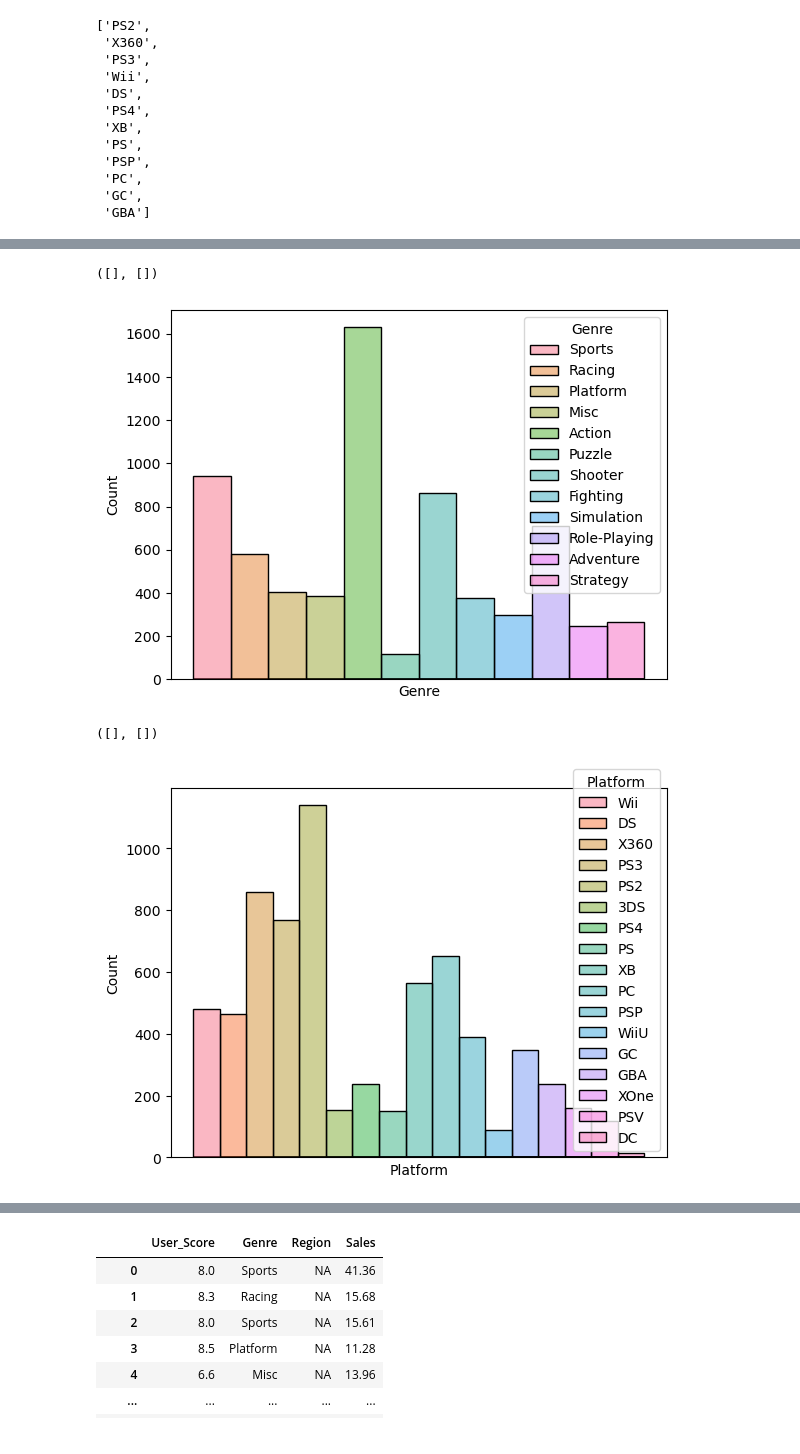
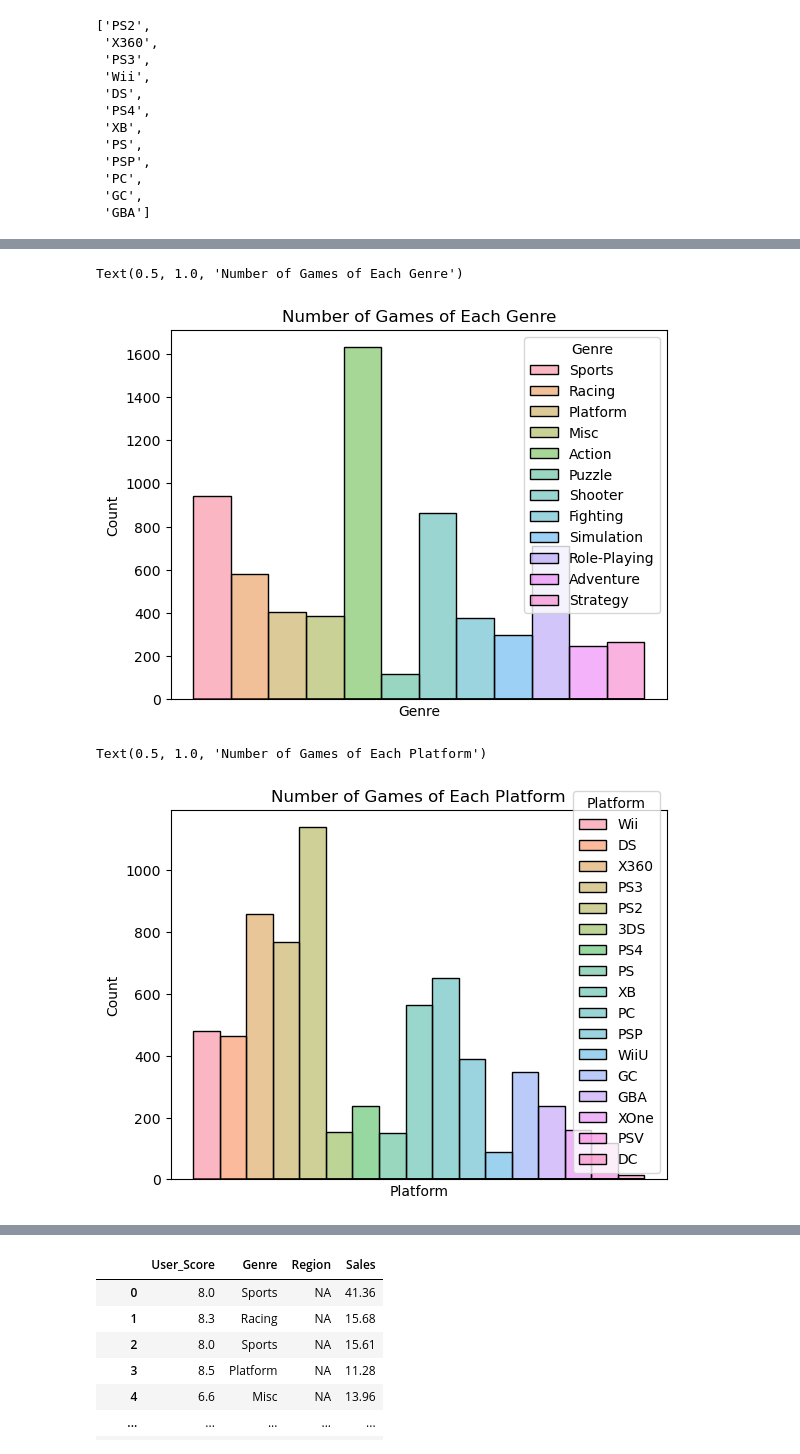
Before and after one commit to YanaStefanovich/EDA-Video-Game-Sales, a Jupyter notebook: Games.ipynb, the cells around one changed output, grey strips where cells are left out. Drawn from its saved outputs; the diff is of its cells as text; code cells hidden in the pictures.

```diff
--- a/Games.ipynb
+++ b/Games.ipynb
@@ -190,15 +160,17 @@ plt.xlim(0, 5)
 # %%
 sns.histplot(data = df, x = 'Genre', hue = 'Genre')
 plt.xticks([], [])
+plt.title('Number of Games of Each Genre')
 # %% [output]
-([], [])
+Text(0.5, 1.0, 'Number of Games of Each Genre')
-[figure, old version]
+[figure, new version]
 # %%
 sns.histplot(data = df, x = 'Platform', hue = 'Platform')
 plt.xticks([], [])
+plt.title('Number of Games of Each Platform')
 # %% [output]
-([], [])
+Text(0.5, 1.0, 'Number of Games of Each Platform')
-[figure, old version]
+[figure, new version]
 # %%
 sns.boxplot(data=df[['Critic_Score','User_Score']])
 plt.title("Distribution of User vs Critic Scores")
```
Also changed, not shown: parts of 20 cells of this notebook.
